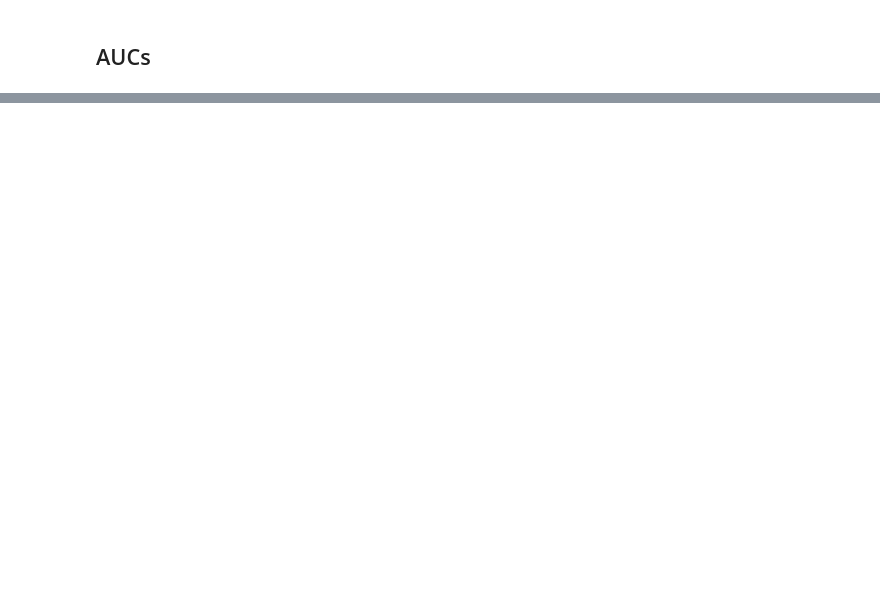
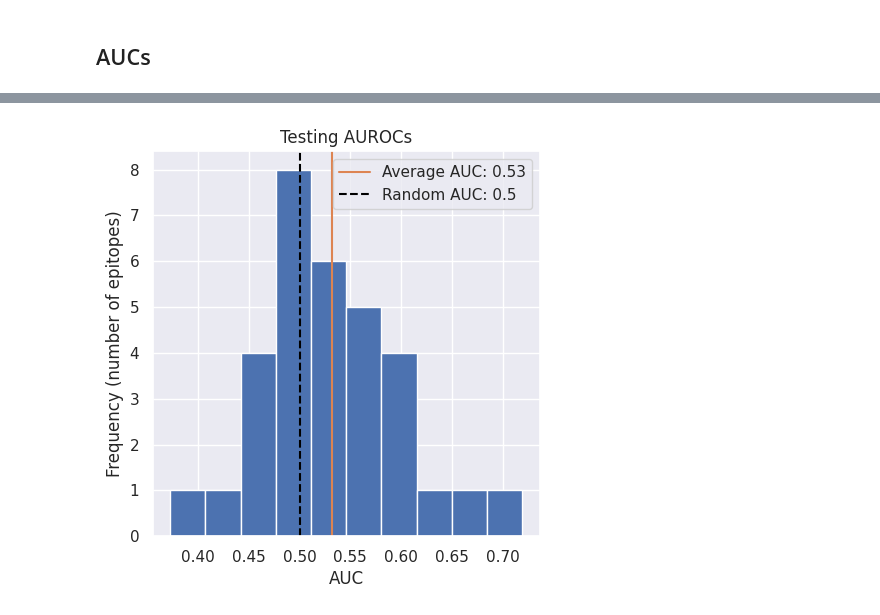
Before and after one commit to jhenderson0/cruk_datathon_team_6, a Jupyter notebook: notebooks/log_reg_new_data.ipynb, the cells around one changed output, grey strips where cells are left out. Drawn from its saved outputs; the diff is of its cells as text; code cells hidden in the pictures; blank space fills up the shorter version.

```diff
--- a/notebooks/log_reg_new_data.ipynb
+++ b/notebooks/log_reg_new_data.ipynb
@@ -257,0 +251,14 @@ plt.show()
+# %%
+average_auc = np.mean(aucs)
+
+plt.figure(figsize=(5,5))
+plt.hist(aucs)
+plt.axvline(average_auc, c="C1", linestyle="-", label=f"Average AUC: {average_auc:.2f}")
+plt.axvline(0.5, c="black", linestyle="--", label=f"Random AUC: 0.5")
+plt.title("Testing AUROCs")
+plt.xlabel("AUC")
+plt.ylabel("Frequency (number of epitopes)")
+plt.legend()
+plt.show()
+# %% [output]
+[figure, added]
```
Also changed, not shown: parts of 11 cells of this notebook, 3 other files.
